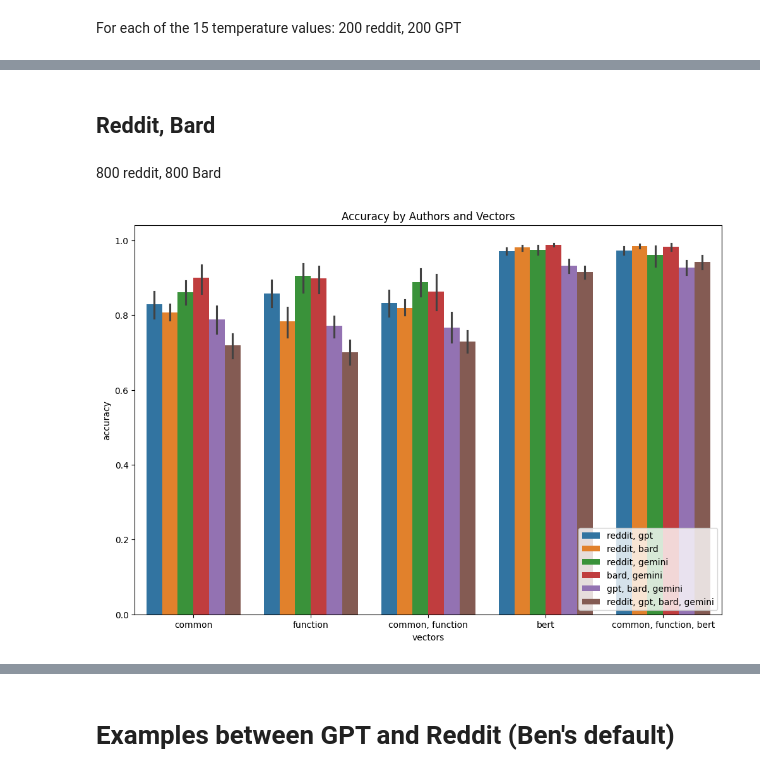
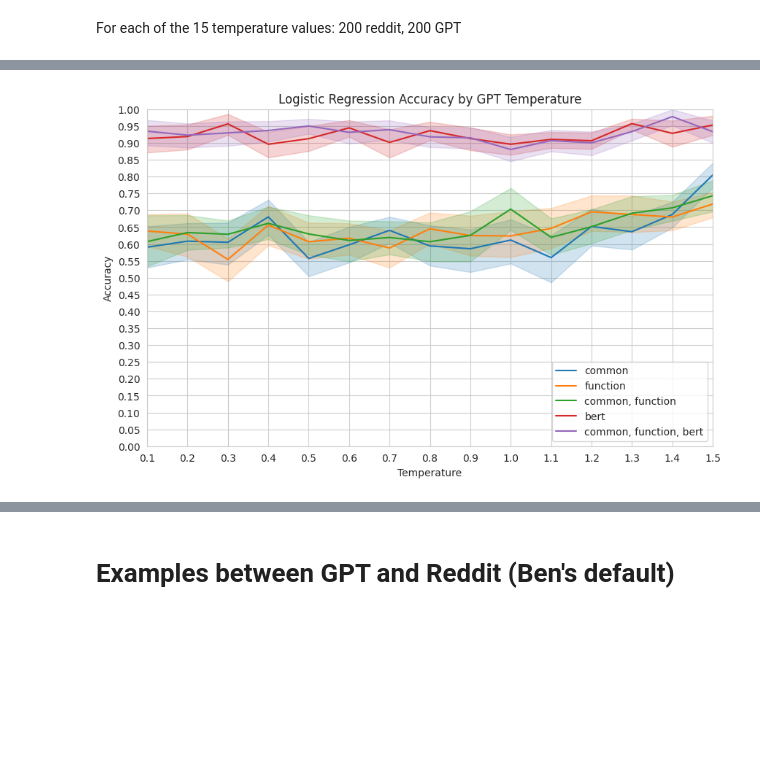
Before and after one commit to harrison-f-stropkay/llm-style, a Jupyter notebook: classification.ipynb, the cells around one changed output, grey strips where cells are left out. Drawn from its saved outputs; the diff is of its cells as text; code cells hidden in the pictures; blank space fills up the shorter version.

```diff
--- a/classification.ipynb
+++ b/classification.ipynb
@@ -209,20 +529,3 @@ plt.show()
 ### GPT temp $\in \{0.1,...,1.5\}$
 # %% [markdown]
 For each of the 15 temperature values: 200 reddit, 200 GPT
-# %%
-import re
-
-# Extract numerical digits from authors' names
-results["numeric_authors"] = results["authors"].apply(
-    lambda x: re.sub(r"[^0-9\.]", "", x)
-)
-
-plt.figure(figsize=(12, 8))
-sns.lineplot(
-    data=results[results["authors"].str.contains("\.")],
-    x="numeric_authors",
-    y="accuracy",
-    hue="vectors",
-)
-plt.title("Accuracy by Authors and Vectors")
-plt.show()
@@ -231,19 +532,32 @@ plt.show()
-# %% [markdown]
-## Reddit, Bard
-# %% [markdown]
-800 reddit, 800 Bard
-# %%
-plt.figure(figsize=(12, 8))
-sns.barplot(
-    data=results[~results["authors"].str.contains("\.")],
-    x="vectors",
-    y="accuracy",
-    hue="authors",
-)
-plt.title("Accuracy by Authors and Vectors")
-plt.legend(loc="lower right")
-plt.xlabel("Vectors")
-plt.ylabel("Accuracy")
-plt.show()
-# %% [output]
-[figure, removed]
+# %%
+import re
+
+
+def extract_temp(x):
+    digits = re.sub(r"[^0-9\.]", "", x)
+    return float(digits) if digits else None
+
+
+results["numeric_authors"] = results["authors"].apply(extract_temp)
+
+plt.figure(figsize=(10, 6))
+
+sns.set_style("whitegrid")
+ax = sns.lineplot(
+    data=results[results["authors"].str.contains("\.")],
+    x="numeric_authors",
+    y="accuracy",
+    hue="vectors",
+)
+
+plt.ylim(0, 1.0)
+plt.yticks(np.arange(0, 1.05, 0.05))
+plt.xlim(0.1, 1.5)
+plt.xticks(np.arange(0.1, 1.6, 0.1))
+plt.title("Logistic Regression Accuracy by GPT Temperature")
+plt.legend(loc="lower right")
+plt.xlabel("Temperature")
+plt.ylabel("Accuracy")
+plt.show()
+# %% [output]
+[figure, added]
```
Also changed, not shown: parts of 26 cells of this notebook, 1 other file.
